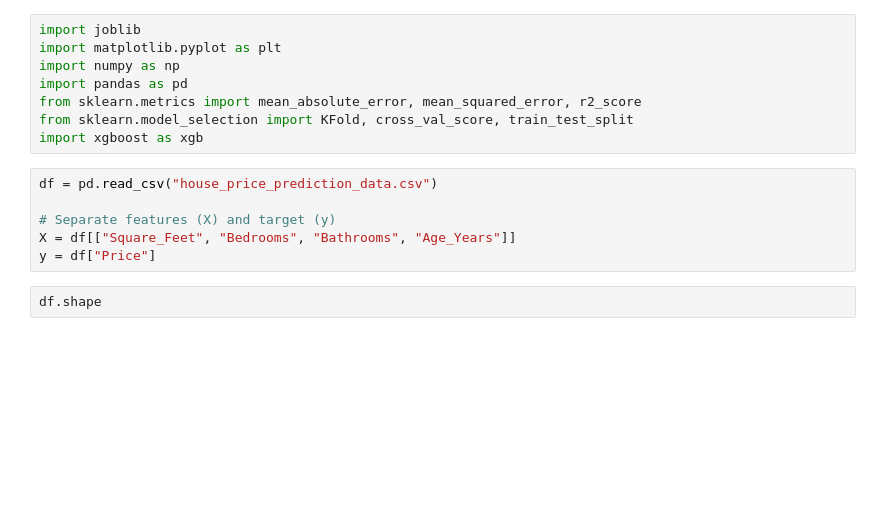
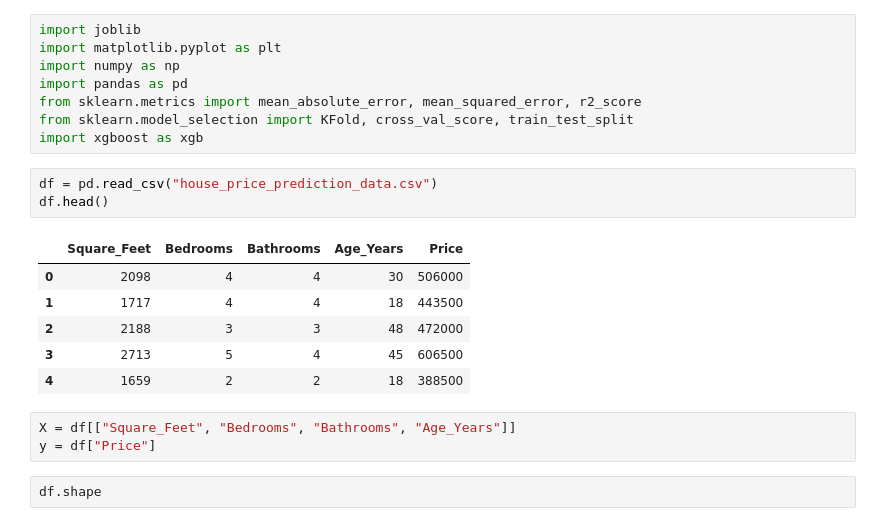
Before and after one commit to harishbaleja2005/house_price, a Jupyter notebook: prediction.ipynb, the cells around one changed output. Cells and saved outputs as stored; diff of their text form; blank space fills up the shorter version.

```diff
--- a/prediction.ipynb
+++ b/prediction.ipynb
@@ -6,10 +6,17 @@ import pandas as pd
 from sklearn.metrics import mean_absolute_error, mean_squared_error, r2_score
 from sklearn.model_selection import KFold, cross_val_score, train_test_split
 import xgboost as xgb
+# %%
+df = pd.read_csv("house_price_prediction_data.csv")
+df.head()
+# %% [output]
+|  | Square_Feet | Bedrooms | Bathrooms | Age_Years | Price |
+| 0 | 2098 | 4 | 4 | 30 | 506000 |
+| 1 | 1717 | 4 | 4 | 18 | 443500 |
+| 2 | 2188 | 3 | 3 | 48 | 472000 |
+| 3 | 2713 | 5 | 4 | 45 | 606500 |
+| 4 | 1659 | 2 | 2 | 18 | 388500 |
 # %%
-df = pd.read_csv("house_price_prediction_data.csv")
-
-# Separate features (X) and target (y)
 X = df[["Square_Feet", "Bedrooms", "Bathrooms", "Age_Years"]]
 y = df["Price"]
 # %%
```
Also changed, not shown: parts of 7 cells of this notebook, 1 other file.
